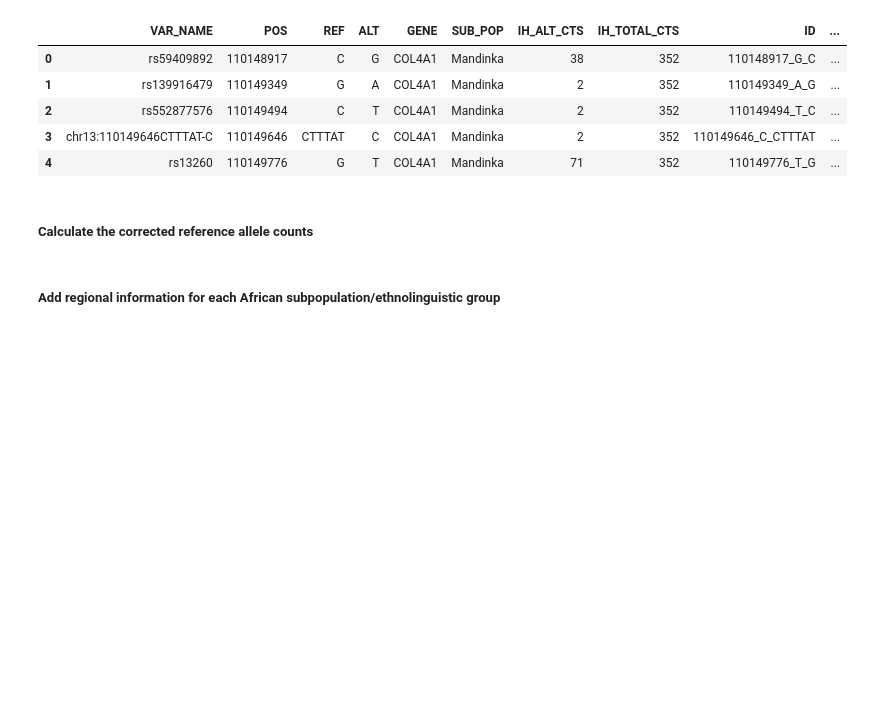
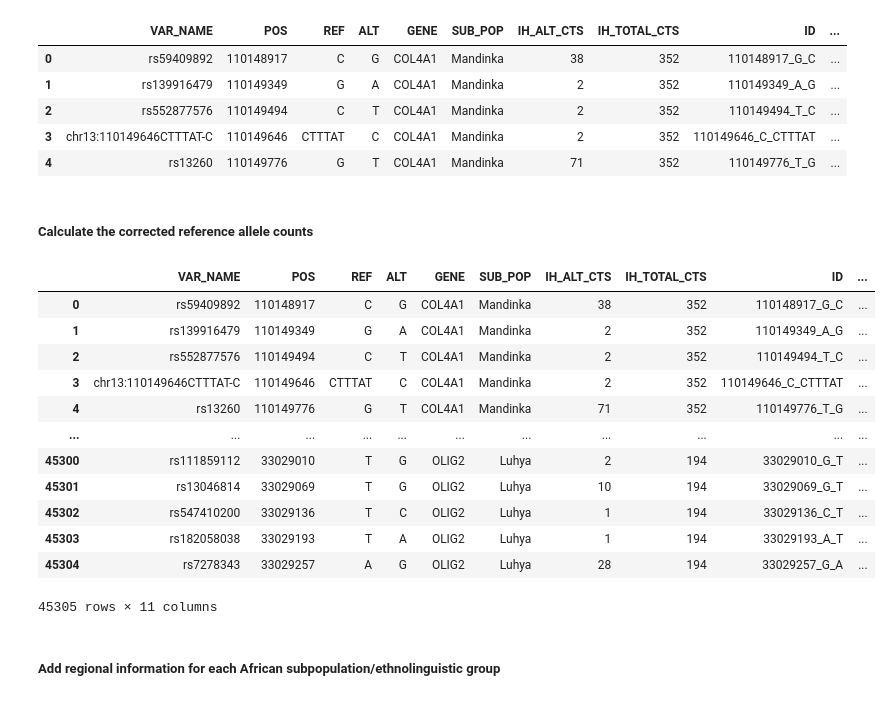
Before and after one commit to MeganHolborn/Genetic_data_analysis, a Jupyter notebook: Notebooks/Data_preparation/2-IH_allele_counts.ipynb, the cells around one changed output. Saved outputs shown, nothing was run; the diff lists cells and outputs as text; code cells hidden in the pictures; blank space fills up the shorter version.

```diff
--- a/Notebooks/Data_preparation/2-IH_allele_counts.ipynb
+++ b/Notebooks/Data_preparation/2-IH_allele_counts.ipynb
@@ -237,9 +237,25 @@ ih_allele_counts_filtered.head(5)
 # %%
 # Calculate corrected reference allele counts
 ih_allele_counts_filtered["CORR_IH_REF_CTS"] = (
     ih_allele_counts_filtered["CORR_IH_TOTAL_CTS"]
     - ih_allele_counts_filtered["IH_ALT_CTS"]
 )
+
+ih_allele_counts_filtered
+# %% [output]
+|  | VAR_NAME | POS | REF | ALT | GENE | SUB_POP | IH_ALT_CTS | IH_TOTAL_CTS | ID | ... |
+| 0 | rs59409892 | 110148917 | C | G | COL4A1 | Mandinka | 38 | 352 | 110148917_G_C | ... |
+| 1 | rs139916479 | 110149349 | G | A | COL4A1 | Mandinka | 2 | 352 | 110149349_A_G | ... |
+| 2 | rs552877576 | 110149494 | C | T | COL4A1 | Mandinka | 2 | 352 | 110149494_T_C | ... |
+| 3 | chr13:110149646CTTTAT-C | 110149646 | CTTTAT | C | COL4A1 | Mandinka | 2 | 352 | 110149646_C_CTTTAT | ... |
+| 4 | rs13260 | 110149776 | G | T | COL4A1 | Mandinka | 71 | 352 | 110149776_T_G | ... |
+| ... | ... | ... | ... | ... | ... | ... | ... | ... | ... | ... |
+| 45300 | rs111859112 | 33029010 | T | G | OLIG2 | Luhya | 2 | 194 | 33029010_G_T | ... |
+| 45301 | rs13046814 | 33029069 | T | G | OLIG2 | Luhya | 10 | 194 | 33029069_G_T | ... |
+| 45302 | rs547410200 | 33029136 | T | C | OLIG2 | Luhya | 1 | 194 | 33029136_C_T | ... |
+| 45303 | rs182058038 | 33029193 | T | A | OLIG2 | Luhya | 1 | 194 | 33029193_A_T | ... |
+| 45304 | rs7278343 | 33029257 | A | G | OLIG2 | Luhya | 28 | 194 | 33029257_G_A | ... |
+45305 rows × 11 columns
 # %% [markdown]
 ##### Add regional information for each African subpopulation/ethnolinguistic group
 # %% [markdown]
```
Also changed, not shown: parts of 6 cells of this notebook, 16 other files.
